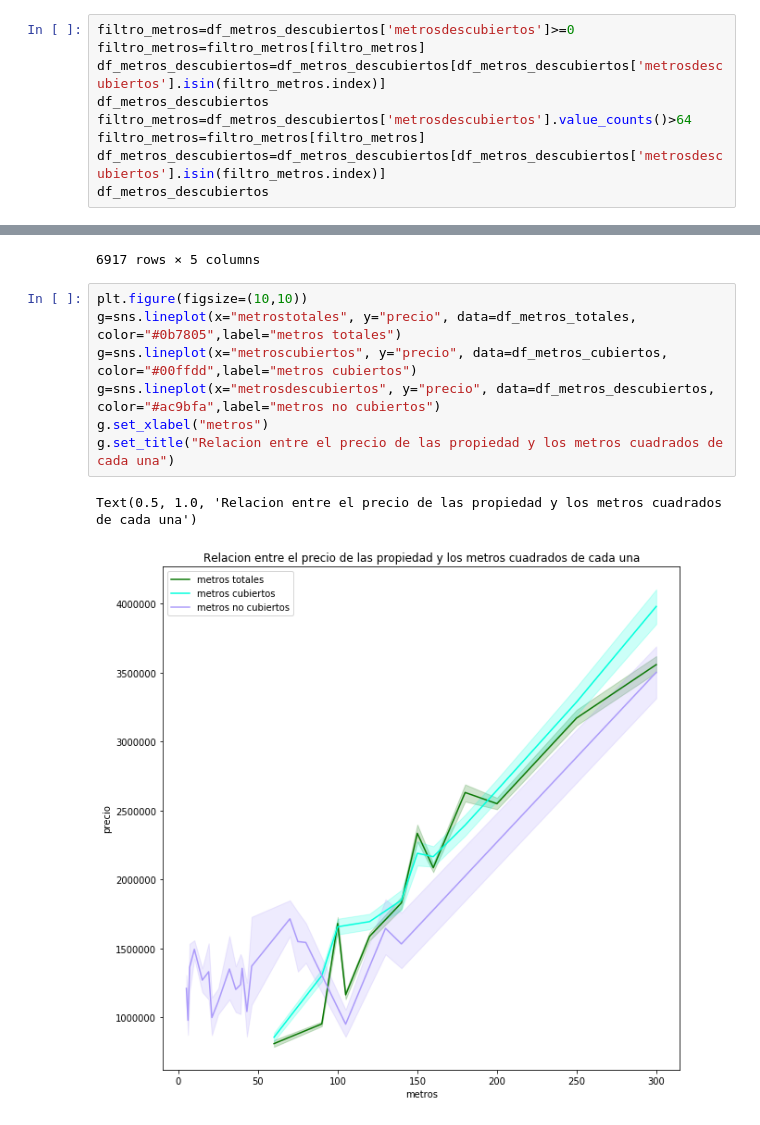
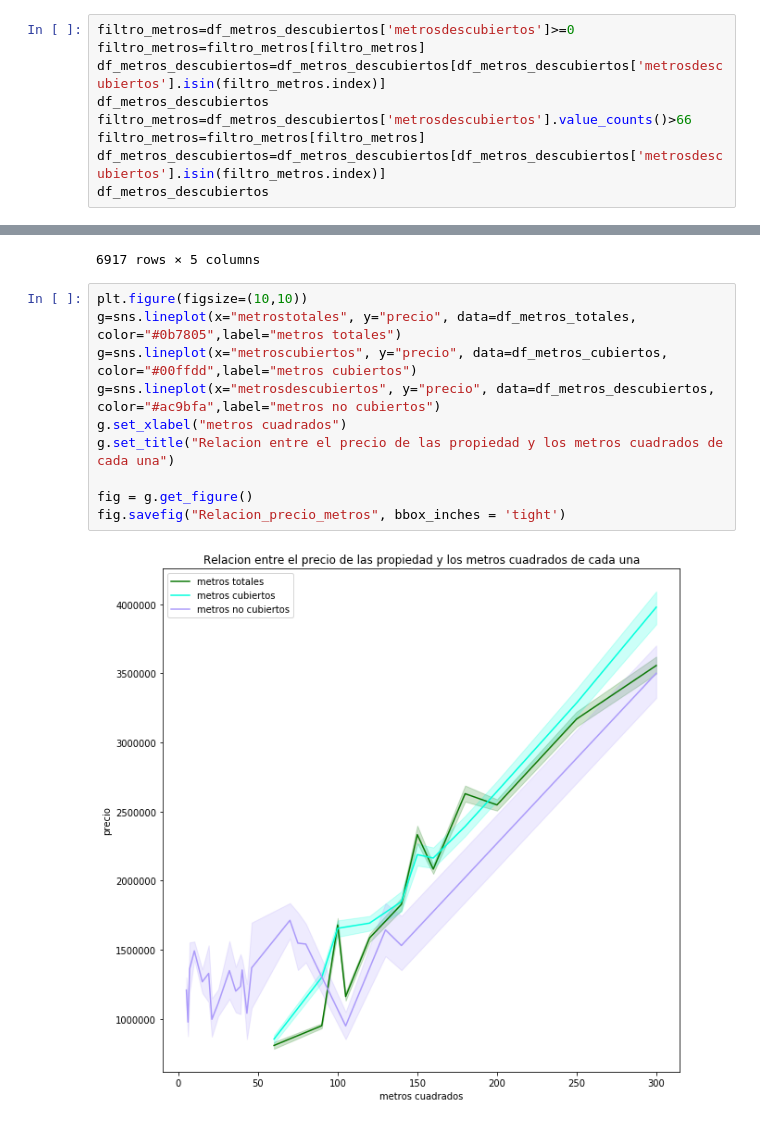
Before and after one commit to lorenzolgz/orgadatostp1, a Jupyter notebook: Analisis_basico.ipynb, the cells around one changed output, grey strips where cells are left out. Saved outputs shown, nothing was run; the diff lists cells and outputs as text.

```diff
--- a/Analisis_basico.ipynb
+++ b/Analisis_basico.ipynb
@@ -721,7 +731,7 @@ filtro_metros=df_metros_descubiertos['metrosdescubiertos']>=0
 filtro_metros=filtro_metros[filtro_metros]
 df_metros_descubiertos=df_metros_descubiertos[df_metros_descubiertos['metrosdescubiertos'].isin(filtro_metros.index)]
 df_metros_descubiertos
-filtro_metros=df_metros_descubiertos['metrosdescubiertos'].value_counts()>64
+filtro_metros=df_metros_descubiertos['metrosdescubiertos'].value_counts()>66
 filtro_metros=filtro_metros[filtro_metros]
 df_metros_descubiertos=df_metros_descubiertos[df_metros_descubiertos['metrosdescubiertos'].isin(filtro_metros.index)]
 df_metros_descubiertos
@@ -747,10 +757,12 @@ df_metros_descubiertos
 # %%
 plt.figure(figsize=(10,10))
 g=sns.lineplot(x="metrostotales", y="precio", data=df_metros_totales, color="#0b7805",label="metros totales")
 g=sns.lineplot(x="metroscubiertos", y="precio", data=df_metros_cubiertos, color="#00ffdd",label="metros cubiertos")
 g=sns.lineplot(x="metrosdescubiertos", y="precio", data=df_metros_descubiertos, color="#ac9bfa",label="metros no cubiertos")
-g.set_xlabel("metros")
+g.set_xlabel("metros cuadrados")
 g.set_title("Relacion entre el precio de las propiedad y los metros cuadrados de cada una")
+
+fig = g.get_figure()
+fig.savefig("Relacion_precio_metros", bbox_inches = 'tight')
 # %% [output]
-Text(0.5, 1.0, 'Relacion entre el precio de las propiedad y los metros cuadrados de cada una')
-[figure, old version]
+[figure, new version]
```
Also changed, not shown: parts of 8 cells of this notebook.
